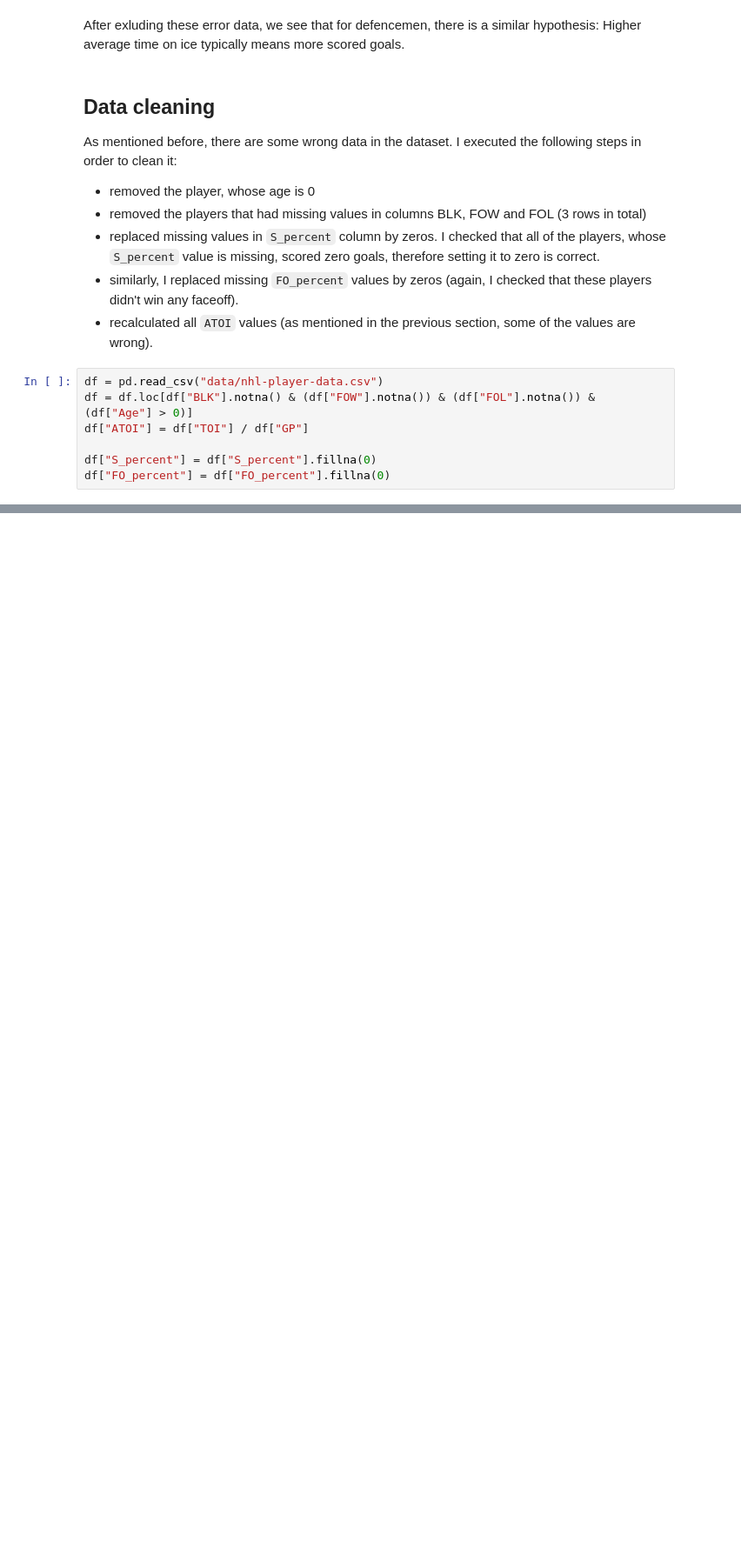
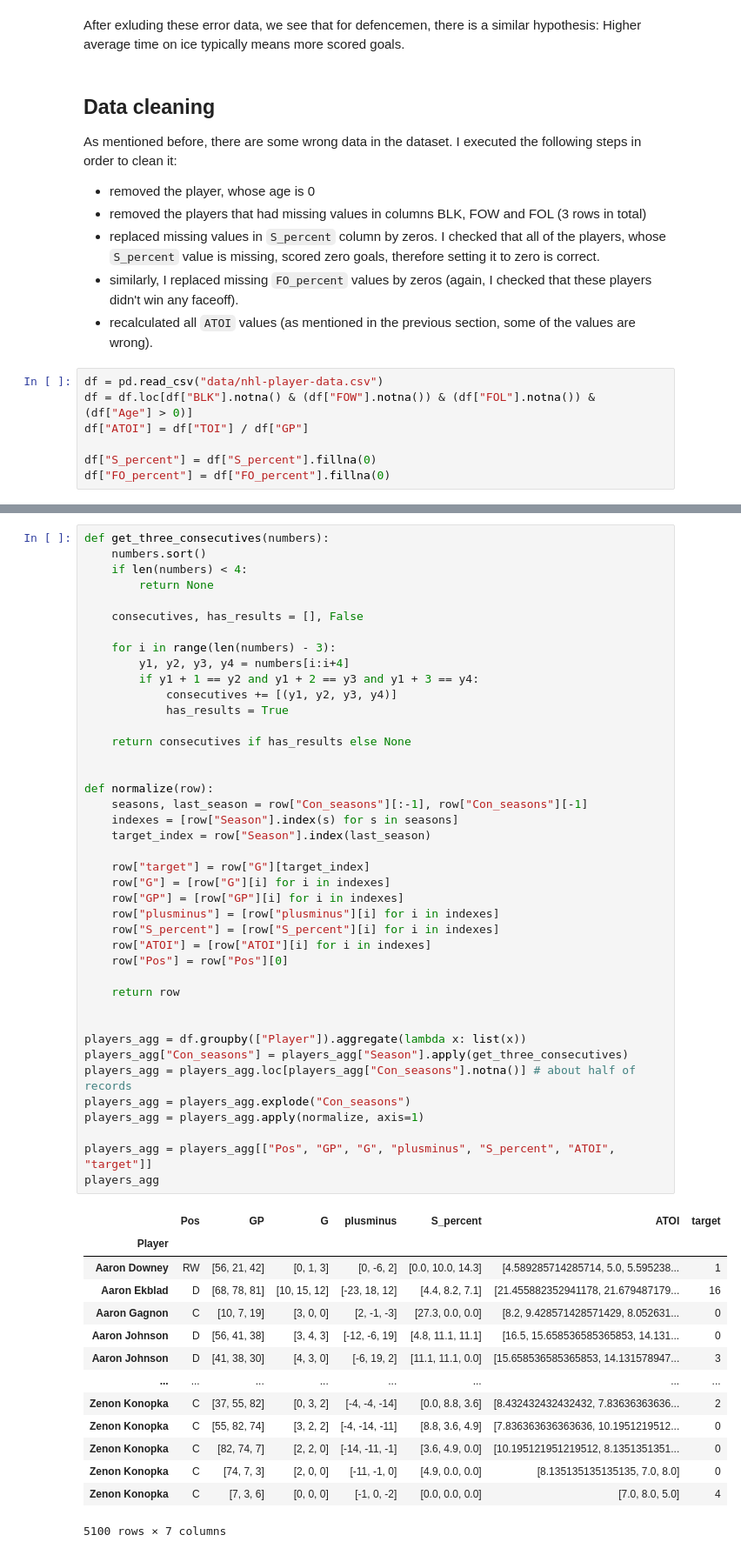
Before and after one commit to VL-CZ/NDBI048-data-science, a Jupyter notebook: homework/NHL-data-report.ipynb, the cells around one changed output, grey strips where cells are left out. Shown: that part at 87% size. Cells and saved outputs as stored; diff of their text form; blank space fills up the shorter version.

```diff
--- a/homework/NHL-data-report.ipynb
+++ b/homework/NHL-data-report.ipynb
@@ -245,0 +261,56 @@ df["FO_percent"] = df["FO_percent"].fillna(0)
+# %%
+def get_three_consecutives(numbers):
+    numbers.sort()
+    if len(numbers) < 4:
+        return None
+
+    consecutives, has_results = [], False
+
+    for i in range(len(numbers) - 3):
+        y1, y2, y3, y4 = numbers[i:i+4]
+        if y1 + 1 == y2 and y1 + 2 == y3 and y1 + 3 == y4:
+            consecutives += [(y1, y2, y3, y4)]
+            has_results = True
+
+    return consecutives if has_results else None
+
+
+def normalize(row):
+    seasons, last_season = row["Con_seasons"][:-1], row["Con_seasons"][-1]
+    indexes = [row["Season"].index(s) for s in seasons]
+    target_index = row["Season"].index(last_season)
+
+    row["target"] = row["G"][target_index]
+    row["G"] = [row["G"][i] for i in indexes]
+    row["GP"] = [row["GP"][i] for i in indexes]
+    row["plusminus"] = [row["plusminus"][i] for i in indexes]
+    row["S_percent"] = [row["S_percent"][i] for i in indexes]
+    row["ATOI"] = [row["ATOI"][i] for i in indexes]
+    row["Pos"] = row["Pos"][0]
+
+    return row
+
+
+players_agg = df.groupby(["Player"]).aggregate(lambda x: list(x))
+players_agg["Con_seasons"] = players_agg["Season"].apply(get_three_consecutives)
+players_agg = players_agg.loc[players_agg["Con_seasons"].notna()] # about half of records
+players_agg = players_agg.explode("Con_seasons")
+players_agg = players_agg.apply(normalize, axis=1)
+
+players_agg = players_agg[["Pos", "GP", "G", "plusminus", "S_percent", "ATOI", "target"]]
+players_agg
+# %% [output]
+|  | Pos | GP | G | plusminus | S_percent | ATOI | target |
+| Player |  |  |  |  |  |  |  |
+| Aaron Downey | RW | [56, 21, 42] | [0, 1, 3] | [0, -6, 2] | [0.0, 10.0, 14.3] | [4.589285714285714, 5.0, 5.595238... | 1 |
+| Aaron Ekblad | D | [68, 78, 81] | [10, 15, 12] | [-23, 18, 12] | [4.4, 8.2, 7.1] | [21.455882352941178, 21.679487179... | 16 |
+| Aaron Gagnon | C | [10, 7, 19] | [3, 0, 0] | [2, -1, -3] | [27.3, 0.0, 0.0] | [8.2, 9.428571428571429, 8.052631... | 0 |
+| Aaron Johnson | D | [56, 41, 38] | [3, 4, 3] | [-12, -6, 19] | [4.8, 11.1, 11.1] | [16.5, 15.658536585365853, 14.131... | 0 |
+| Aaron Johnson | D | [41, 38, 30] | [4, 3, 0] | [-6, 19, 2] | [11.1, 11.1, 0.0] | [15.658536585365853, 14.131578947... | 3 |
+| ... | ... | ... | ... | ... | ... | ... | ... |
+| Zenon Konopka | C | [37, 55, 82] | [0, 3, 2] | [-4, -4, -14] | [0.0, 8.8, 3.6] | [8.432432432432432, 7.83636363636... | 2 |
+| Zenon Konopka | C | [55, 82, 74] | [3, 2, 2] | [-4, -14, -11] | [8.8, 3.6, 4.9] | [7.836363636363636, 10.1951219512... | 0 |
+| Zenon Konopka | C | [82, 74, 7] | [2, 2, 0] | [-14, -11, -1] | [3.6, 4.9, 0.0] | [10.195121951219512, 8.1351351351... | 0 |
+| Zenon Konopka | C | [74, 7, 3] | [2, 0, 0] | [-11, -1, 0] | [4.9, 0.0, 0.0] | [8.135135135135135, 7.0, 8.0] | 0 |
+| Zenon Konopka | C | [7, 3, 6] | [0, 0, 0] | [-1, 0, -2] | [0.0, 0.0, 0.0] | [7.0, 8.0, 5.0] | 4 |
+5100 rows × 7 columns
```
Also changed, not shown: parts of 2 cells of this notebook.
